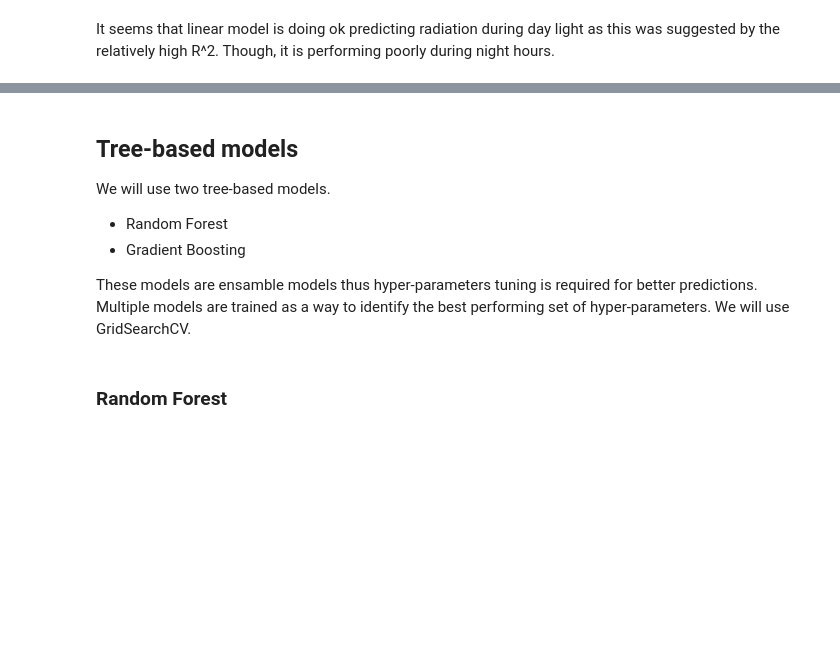
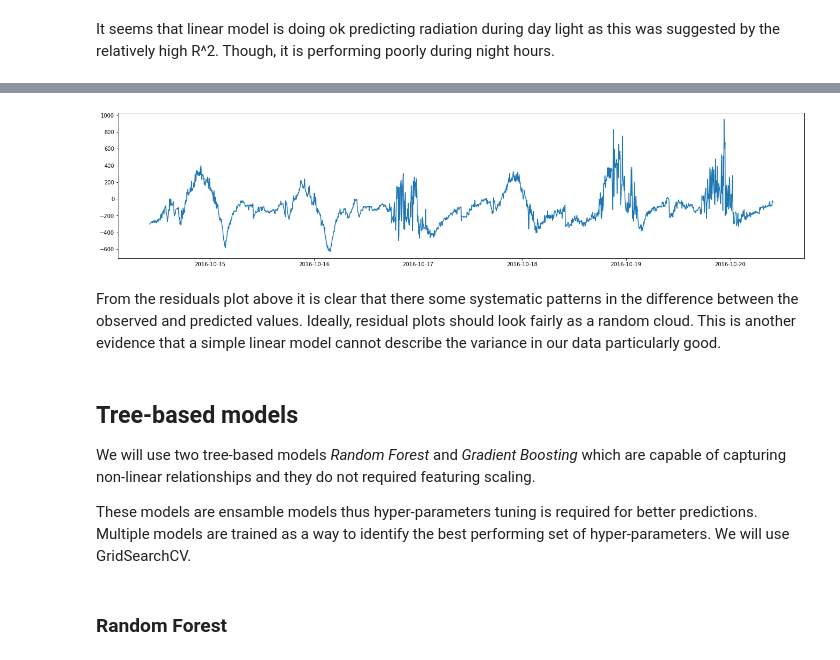
Before and after one commit to vassilispapadop/ml-solar-radiation-prediction, a Jupyter notebook: relative_time_approach.ipynb, the cells around one changed output, grey strips where cells are left out. Cells and saved outputs as stored; diff of their text form; code cells hidden in the pictures; blank space fills up the shorter version.

```diff
--- a/relative_time_approach.ipynb
+++ b/relative_time_approach.ipynb
@@ -374,9 +382,19 @@ It seems that linear model is doing ok predicting radiation during day light as
+# %%
+def plot_residuals(observed , pred):
+    res = observed - pred
+    fig, ax = plt.subplots(figsize = (23,5))
+    ax.plot(res)
+    plt.show()
+
+plot_residuals(df_5.Radiation, y_pred_5)
+# %% [output]
+[figure, added]
+# %% [markdown]
+From the residuals plot above it is clear that there some systematic patterns in the difference between the observed and predicted values. Ideally, residual plots should look fairly as a random cloud. This is another evidence that a simple linear model cannot describe the variance in our data particularly good.
 # %% [markdown]
 ## Tree-based models
 
-We will use two tree-based models.
-- Random Forest
-- Gradient Boosting
+We will use two tree-based models *Random Forest* and *Gradient Boosting* which are capable of capturing non-linear relationships and they do not required featuring scaling.
 
 These models are ensamble models thus hyper-parameters tuning is required for better predictions.  Multiple models are trained as a way to identify the best performing set of hyper-parameters. We will use GridSearchCV.
 # %%
```
Also changed, not shown: parts of 27 cells of this notebook.
